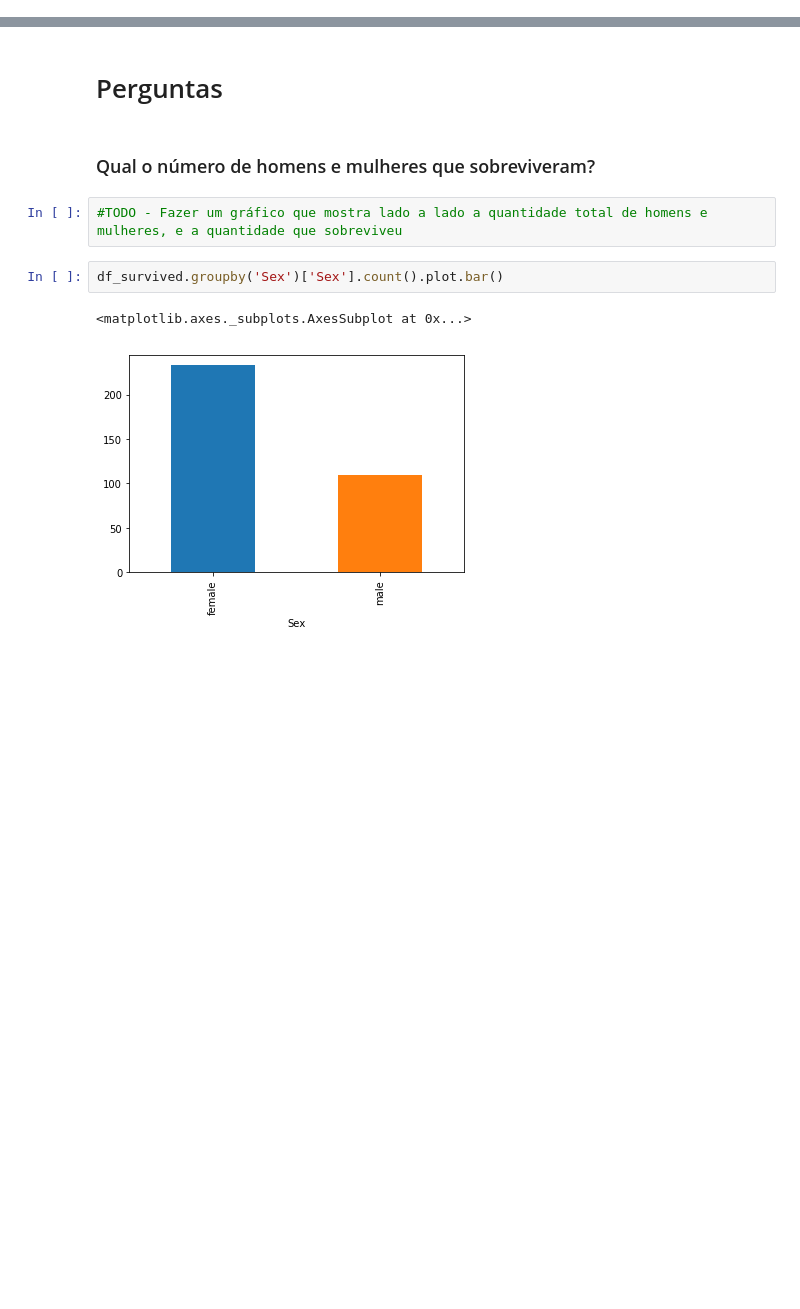
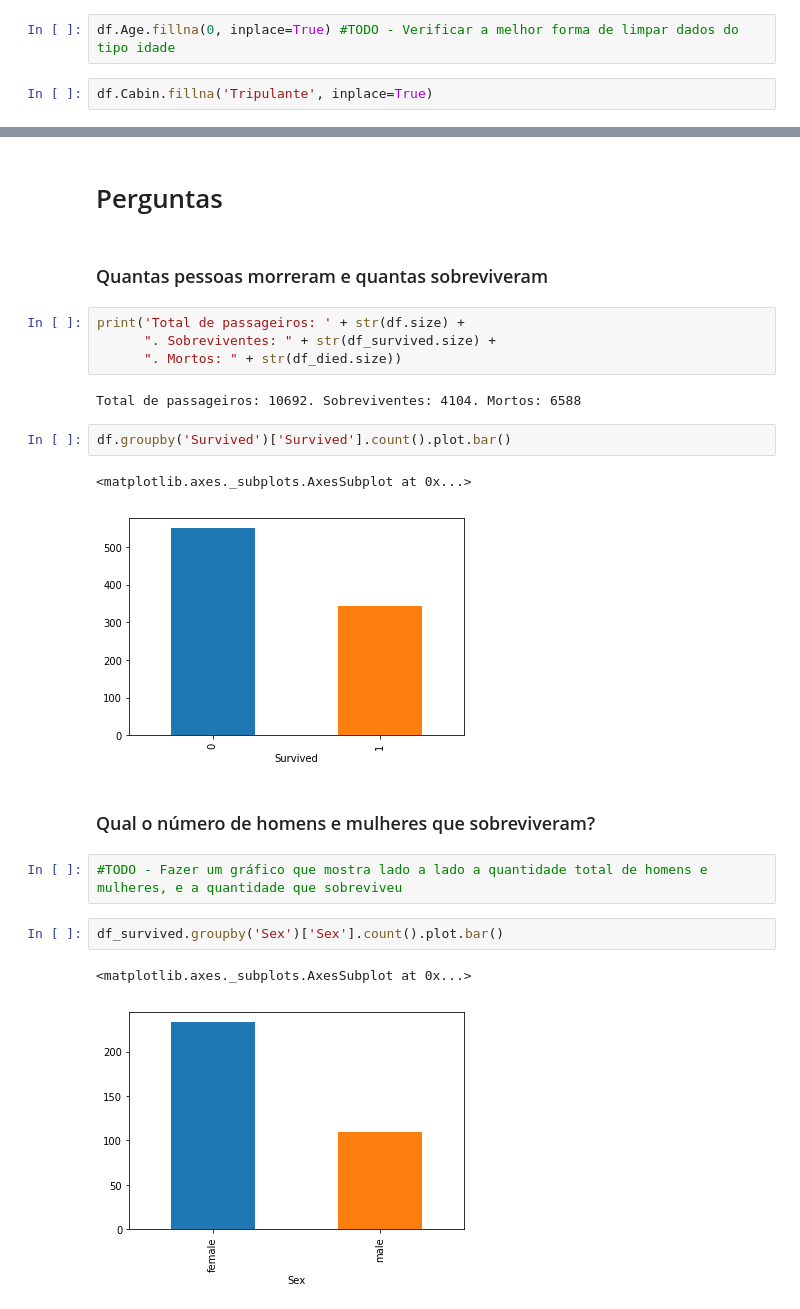
Before and after one commit to anderson-souza/Titanic-Project-Udacity, a Jupyter notebook: Análise Titanic.ipynb, the cells around one changed output, grey strips where cells are left out. Cells and saved outputs as stored; diff of their text form; blank space fills up the shorter version.

```diff
--- a/Análise Titanic.ipynb
+++ b/Análise Titanic.ipynb
@@ -85,0 +89,4 @@ df.head()
+# %%
+df.Age.fillna(0, inplace=True) #TODO - Verificar a melhor forma de limpar dados do tipo idade
+# %%
+df.Cabin.fillna('Tripulante', inplace=True)
@@ -96,5 +122,18 @@ Name: Pclass, dtype: int64
 # %% [markdown]
 # Perguntas
+# %% [markdown]
+### Quantas pessoas morreram e quantas sobreviveram
+# %%
+print('Total de passageiros: ' + str(df.size) +
+      ". Sobreviventes: " + str(df_survived.size) +
+      ". Mortos: " + str(df_died.size))
+# %% [output]
+Total de passageiros: 10692. Sobreviventes: 4104. Mortos: 6588
+# %%
+df.groupby('Survived')['Survived'].count().plot.bar()
+# %% [output]
+<matplotlib.axes._subplots.AxesSubplot at 0x...>
+[figure, added]
 # %% [markdown]
 ### Qual o número de homens e mulheres que sobreviveram?
 # %%
```
Also changed, not shown: parts of 27 cells of this notebook.
